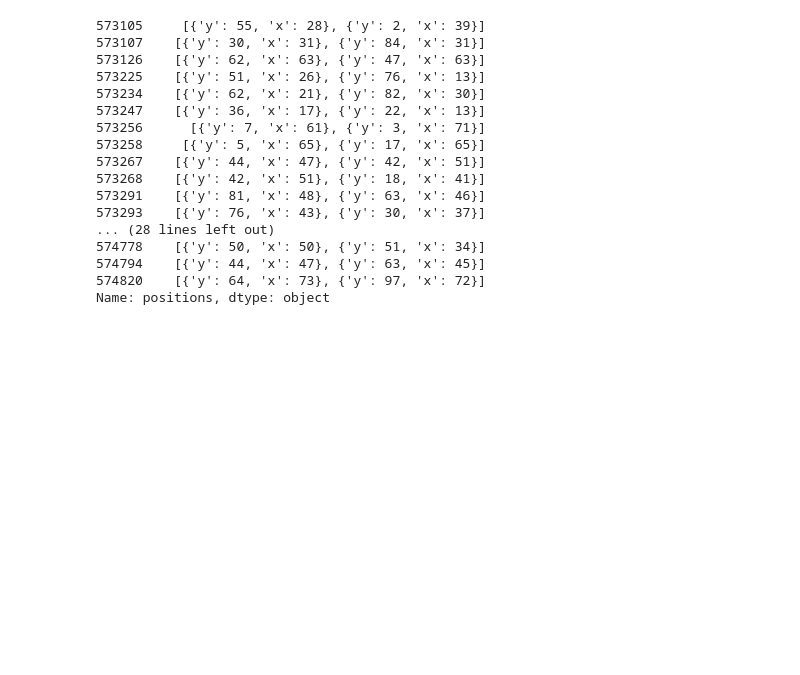
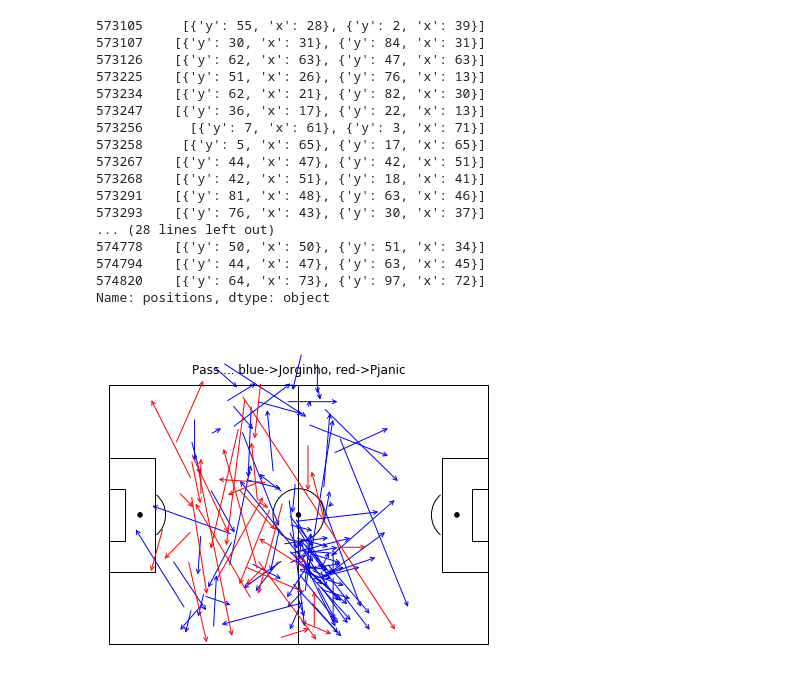
Before and after one commit to ceccaroni1884368/HW2, a Jupyter notebook: CRQ2.ipynb, the cells around one changed output. Cells and saved outputs as stored; diff of their text form; code cells hidden in the pictures; blank space fills up the shorter version.

```diff
--- a/CRQ2.ipynb
+++ b/CRQ2.ipynb
@@ -318,3 +264,48 @@ Positions_Accurate_Pass_Miralem_Pjanic
 574794    [{'y': 44, 'x': 47}, {'y': 63, 'x': 45}]
 574820    [{'y': 64, 'x': 73}, {'y': 97, 'x': 72}]
 Name: positions, dtype: object
+# %%
+def draw_pitch(ax):
+    # focus on only half of the pitch
+    #Pitch Outline & Centre Line
+    Pitch = Rectangle([0,0], width = 120, height = 80, fill = False)
+    #Left, Right Penalty Area and midline
+    LeftPenalty = Rectangle([0,22.3], width = 14.6, height = 35.3, fill = False)
+    RightPenalty = Rectangle([105.4,22.3], width = 14.6, height = 35.3, fill = False)
+    midline = ConnectionPatch([60,0], [60,80], "data", "data")
+
+    #Left, Right 6-yard Box
+    LeftSixYard = Rectangle([0,32], width = 4.9, height = 16, fill = False)
+    RightSixYard = Rectangle([115.1,32], width = 4.9, height = 16, fill = False)
+
+
+    #Prepare Circles
+    centreCircle = plt.Circle((60,40),8.1,color="black", fill = False)
+    centreSpot = plt.Circle((60,40),0.71,color="black")
+    #Penalty spots and Arcs around penalty boxes
+    leftPenSpot = plt.Circle((9.7,40),0.71,color="black")
+    rightPenSpot = plt.Circle((110.3,40),0.71,color="black")
+    leftArc = Arc((9.7,40),height=16.2,width=16.2,angle=0,theta1=310,theta2=50,color="black")
+    rightArc = Arc((110.3,40),height=16.2,width=16.2,angle=0,theta1=130,theta2=230,color="black")
+
+    element = [Pitch, LeftPenalty, RightPenalty, midline, LeftSixYard, RightSixYard, centreCircle,
+               centreSpot, rightPenSpot, leftPenSpot, leftArc, rightArc]
+    for i in element:
+        ax.add_patch(i)
+# %%
+fig=plt.figure() #set up the figures
+#fig, ax = plt.subplots()
+fig.set_size_inches(7, 5)
+ax=fig.add_subplot(1,1,1)
+draw_pitch(ax) #overlay our different objects on the pitch
+plt.ylim(-2, 82)
+plt.xlim(-2, 122)
+plt.title('Pass.... blue->Jorginho, red->Pjanic')
+plt.axis('off')
+for i in range(len(Positions_Pass_Jorginho)):
+    ax.annotate("",xy=(Positions_Pass_Jorginho.iloc[i][1]['x'],Positions_Pass_Jorginho.iloc[i][1]['y']), xytext=(Positions_Pass_Jorginho.iloc[i][0]['x'],Positions_Pass_Jorginho.iloc[i][0]['y']), arrowprops=dict(arrowstyle="->",connectionstyle="arc3", color = "blue"))
+
+for i in range(len(Positions_Pass_Miralem_Pjanic)):
+    ax.annotate("",xy=(Positions_Pass_Miralem_Pjanic.iloc[i][1]['x'],Positions_Pass_Miralem_Pjanic.iloc[i][1]['y']), xytext=(Positions_Pass_Miralem_Pjanic.iloc[i][0]['x'],Positions_Pass_Miralem_Pjanic.iloc[i][0]['y']), arrowprops=dict(arrowstyle="->",connectionstyle="arc3", color = "red"))
+# %% [output]
+[figure, added]
```
Also changed, not shown: parts of 6 cells of this notebook.
